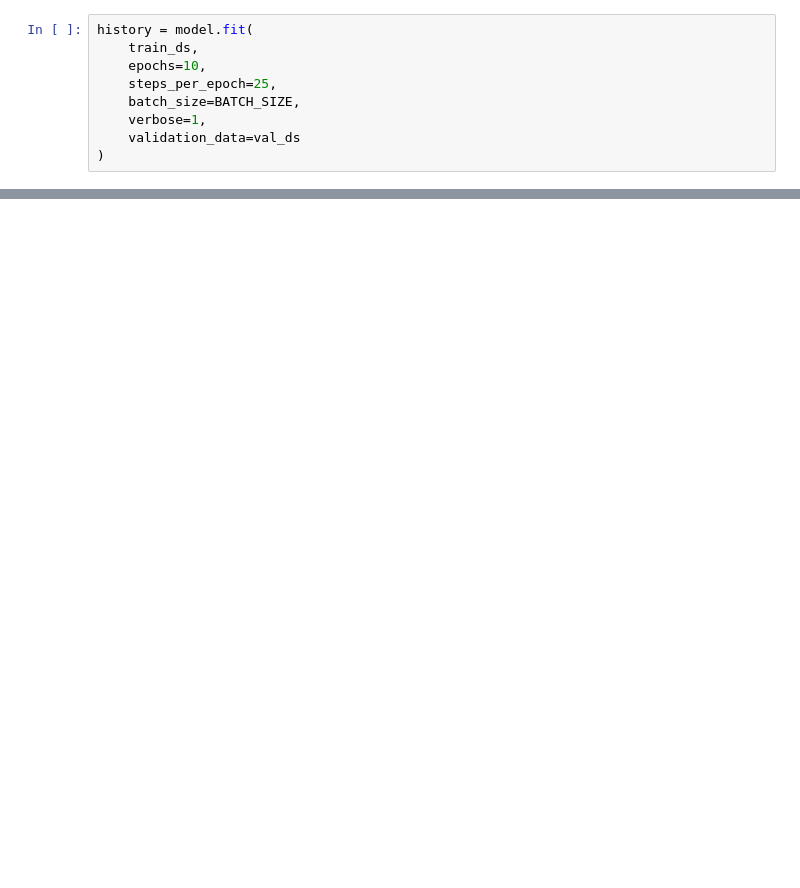
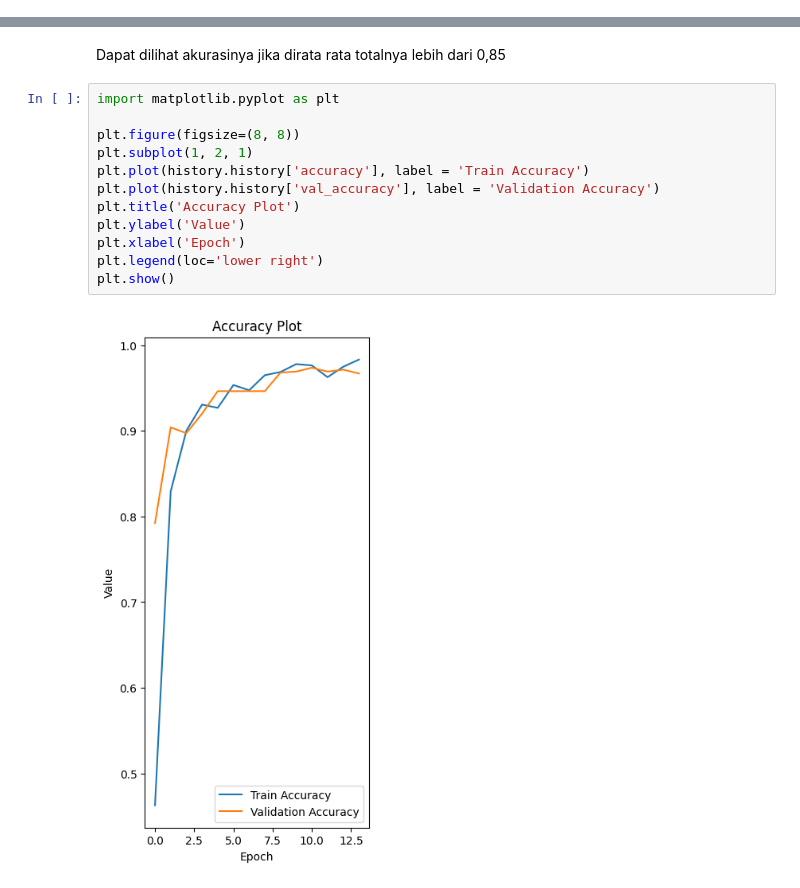
Before and after one commit to DraganAbrisamWidijanto/RockPapperScissorsClasification, a Jupyter notebook: Proyek_Akhir_Klasifikasi_Gambar_Dicoding.ipynb, the cells around one changed output, grey strips where cells are left out. Drawn from its saved outputs; the diff is of its cells as text; blank space fills up the shorter version.

```diff
--- a/Proyek_Akhir_Klasifikasi_Gambar_Dicoding.ipynb
+++ b/Proyek_Akhir_Klasifikasi_Gambar_Dicoding.ipynb
@@ -229,9 +195,0 @@ Epoch 25/25
-# %%
-history = model.fit(
-    train_ds,
-    epochs=10,
-    steps_per_epoch=25,
-    batch_size=BATCH_SIZE,
-    verbose=1,
-    validation_data=val_ds
-)
@@ -271,3 +234,19 @@ print(class_names)
+# %% [markdown]
+Dapat dilihat akurasinya jika dirata rata totalnya lebih dari 0,85
+# %%
+import matplotlib.pyplot as plt
+
+plt.figure(figsize=(8, 8))
+plt.subplot(1, 2, 1)
+plt.plot(history.history['accuracy'], label = 'Train Accuracy')
+plt.plot(history.history['val_accuracy'], label = 'Validation Accuracy')
+plt.title('Accuracy Plot')
+plt.ylabel('Value')
+plt.xlabel('Epoch')
+plt.legend(loc='lower right')
+plt.show()
+# %% [output]
+[figure, added]
 # %%
 import numpy as np
 from google.colab import files
```
Also changed, not shown: parts of 55 cells of this notebook, 1 other file.
